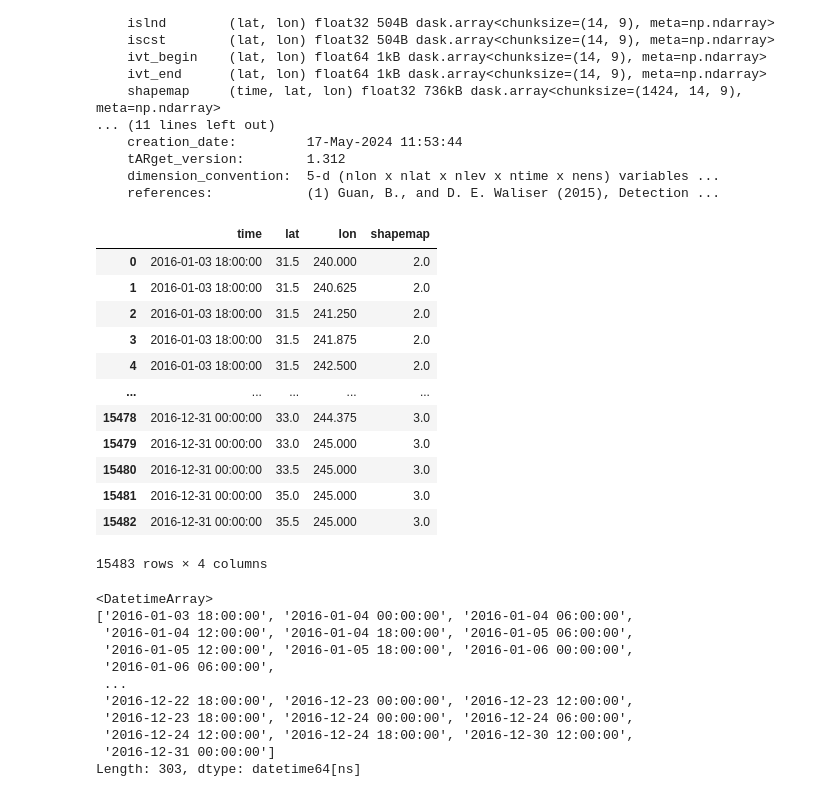
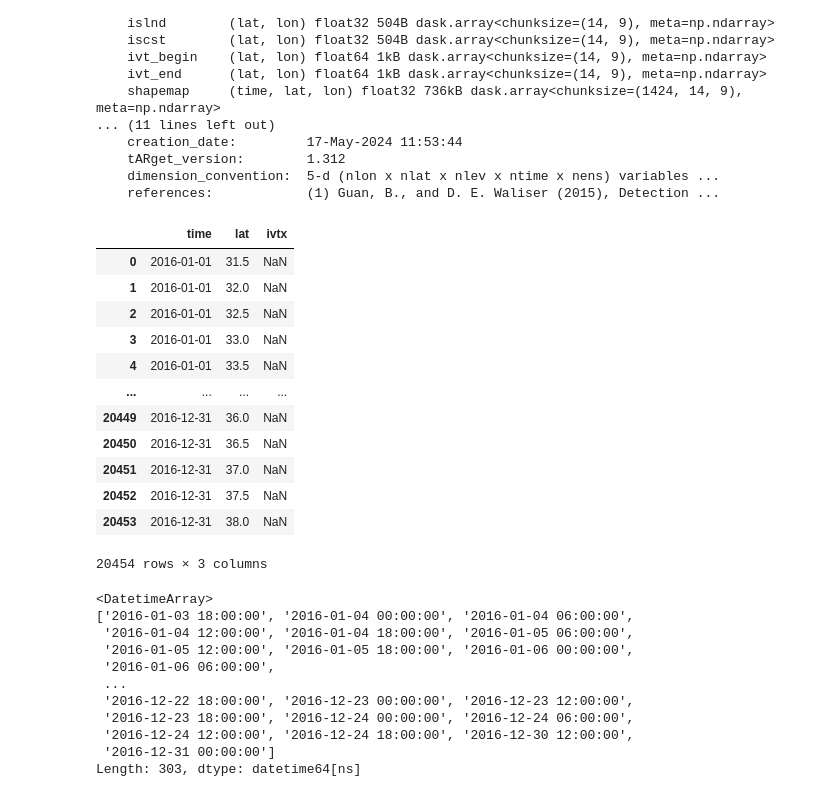
Before and after one commit to rohithreddy0087/integrated_weather_dataset, a Jupyter notebook: scripts/process/tmp_guan_merra.ipynb, the cells around one changed output. Cells and saved outputs as stored; diff of their text form; code cells hidden in the pictures.

```diff
--- a/scripts/process/tmp_guan_merra.ipynb
+++ b/scripts/process/tmp_guan_merra.ipynb
@@ -4,7 +4,7 @@ import numpy as np
 import xarray as xr
 import pandas as pd
 # %%
-filename =  '/gnn/rrr/integrated_weather_dataset/data/raw/Guan_AR_Catalog/globalARcatalog_MERRA2_1980-2023_v4.0.nc'
+filename =  '/root/data/rrr/integrated_weather_dataset/data/raw/Guan_AR_Catalog/globalARcatalog_MERRA2_1980-2023_v4.0.nc'
 ds = xr.open_dataset(filename, chunks={'time': 1460}, engine='netcdf4')
 ds = ds.squeeze()
 ds = ds.reset_coords(names=['lev', 'ens'], drop=True)
@@ -41,24 +41,24 @@ Data variables: (12/55)
     dimension_convention:  5-d (nlon x nlat x nlev x ntime x nens) variables ...
     references:            (1) Guan, B., and D. E. Waliser (2015), Detection ...
 # %%
-df = ds.shapemap.to_dataframe(dim_order=['time', 'lat', 'lon']).dropna()
+df = ds.ivtx.to_dataframe(dim_order=['time', 'lat'])
 df = df.reset_index()
 df['time'] = pd.to_datetime(df['time'])
 df
 # %% [output]
-|  | time | lat | lon | shapemap |
-| 0 | 2016-01-03 18:00:00 | 31.5 | 240.000 | 2.0 |
-| 1 | 2016-01-03 18:00:00 | 31.5 | 240.625 | 2.0 |
-| 2 | 2016-01-03 18:00:00 | 31.5 | 241.250 | 2.0 |
-| 3 | 2016-01-03 18:00:00 | 31.5 | 241.875 | 2.0 |
-| 4 | 2016-01-03 18:00:00 | 31.5 | 242.500 | 2.0 |
-| ... | ... | ... | ... | ... |
-| 15478 | 2016-12-31 00:00:00 | 33.0 | 244.375 | 3.0 |
-| 15479 | 2016-12-31 00:00:00 | 33.0 | 245.000 | 3.0 |
-| 15480 | 2016-12-31 00:00:00 | 33.5 | 245.000 | 3.0 |
-| 15481 | 2016-12-31 00:00:00 | 35.0 | 245.000 | 3.0 |
-| 15482 | 2016-12-31 00:00:00 | 35.5 | 245.000 | 3.0 |
+|  | time | lat | ivtx |
+| 0 | 2016-01-01 | 31.5 | NaN |
+| 1 | 2016-01-01 | 32.0 | NaN |
+| 2 | 2016-01-01 | 32.5 | NaN |
+| 3 | 2016-01-01 | 33.0 | NaN |
+| 4 | 2016-01-01 | 33.5 | NaN |
+| ... | ... | ... | ... |
+| 20449 | 2016-12-31 | 36.0 | NaN |
+| 20450 | 2016-12-31 | 36.5 | NaN |
+| 20451 | 2016-12-31 | 37.0 | NaN |
+| 20452 | 2016-12-31 | 37.5 | NaN |
+| 20453 | 2016-12-31 | 38.0 | NaN |
-15483 rows × 4 columns
+20454 rows × 3 columns
 # %%
 df['time'].unique()
 # %% [output]
```
Also changed, not shown: 3 other files.
